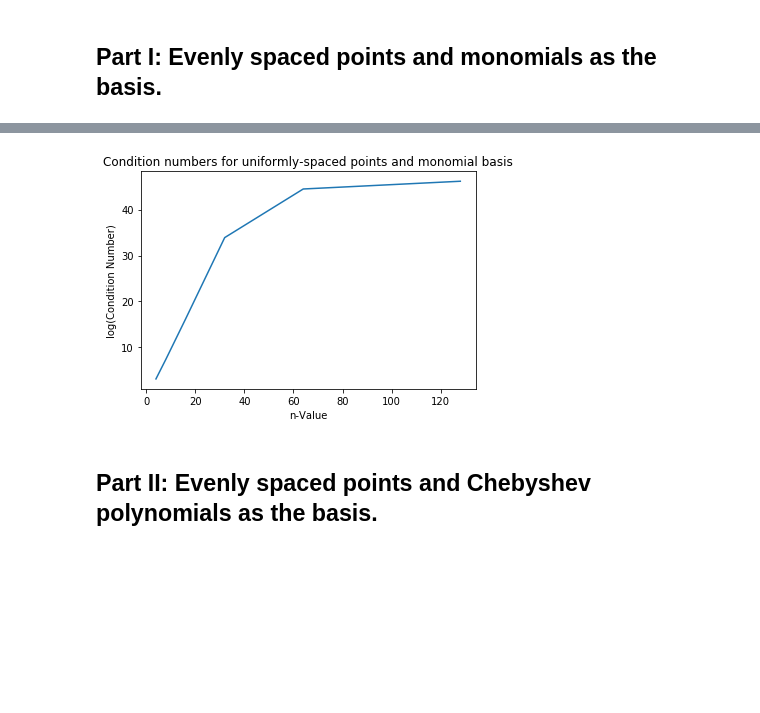
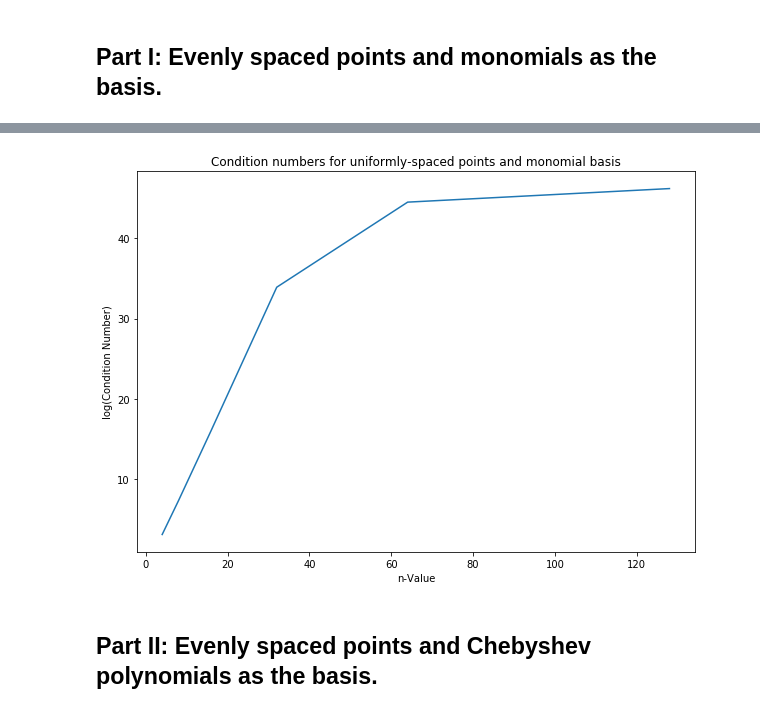
Before and after one commit to sharath/MATH651, a Jupyter notebook: hw3.ipynb, the cells around one changed output, grey strips where cells are left out. Cells and saved outputs as stored; diff of their text form; code cells hidden in the pictures; blank space fills up the shorter version.

```diff
--- a/hw3.ipynb
+++ b/hw3.ipynb
@@ -78,11 +79,12 @@ plt.show()
 # %%
+plt.figure(figsize=(10, 7))
 plt.plot(ns, np.log(cond_n))
 plt.title('Condition numbers for uniformly-spaced points and monomial basis')
 plt.xlabel('n-Value')
 plt.ylabel('log(Condition Number)')
 plt.show()
 # %% [output]
-[figure, old version]
+[figure, new version]
 # %% [markdown]
 ## Part II: Evenly spaced points and Chebyshev polynomials as the basis.
 # %%
```
Also changed, not shown: parts of 9 cells of this notebook.
